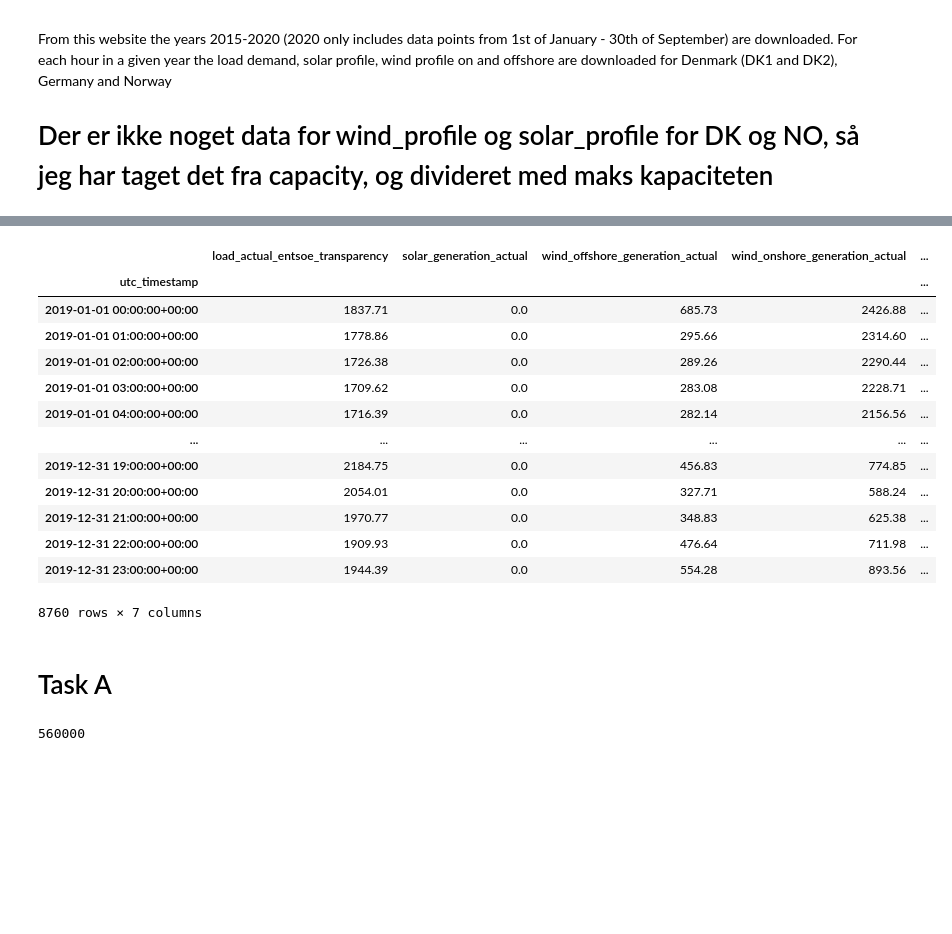
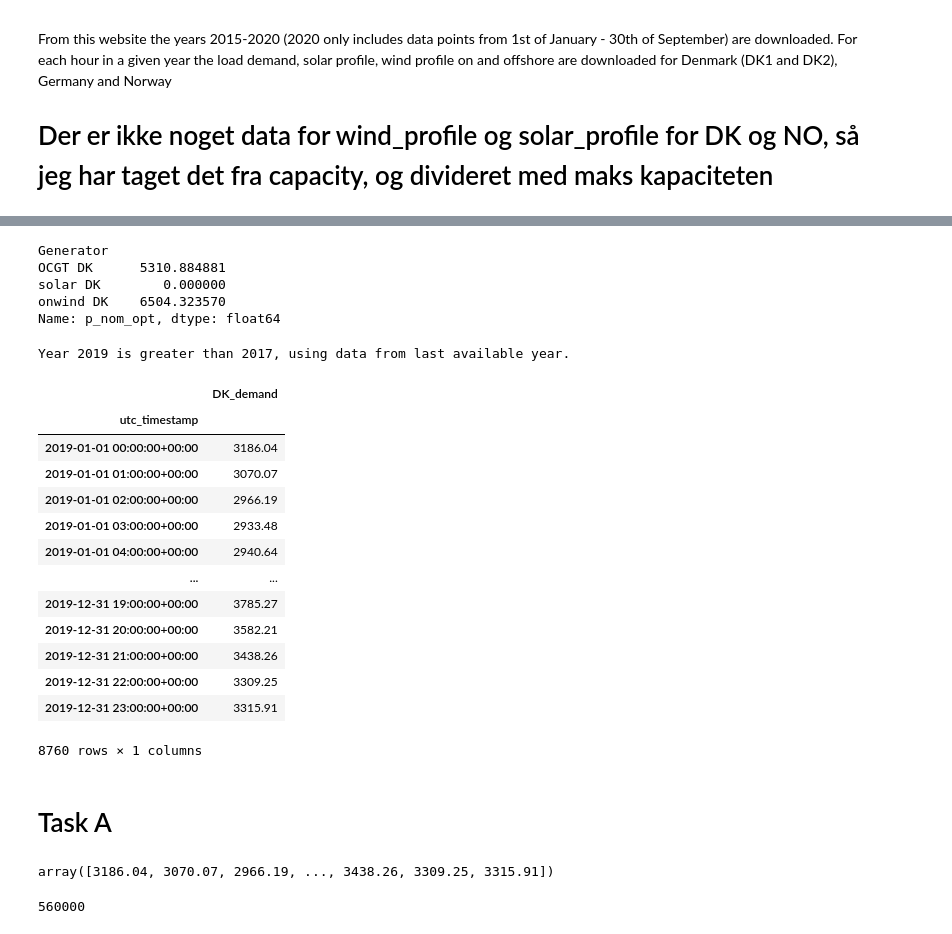
Before and after one commit to jeppebyberg/ieg, a Jupyter notebook: project.ipynb, the cells around one changed output, grey strips where cells are left out. Cells and saved outputs as stored; diff of their text form; code cells hidden in the pictures; blank space fills up the shorter version.

```diff
--- a/project.ipynb
+++ b/project.ipynb
@@ -13,25 +218,36 @@ For each hour in a given year the load demand, solar profile, wind profile on an
+# %%
+# tmp.network.loads_t.p_set
+# tmp.network.generators_t.p_max_pu
+tmp.network.generators.p_nom_opt
+# %% [output]
+Generator
+OCGT DK      5310.884881
+solar DK        0.000000
+onwind DK    6504.323570
+Name: p_nom_opt, dtype: float64
 # %%
 from DataGeneration import DataGeneration
 
 # Get the data for a certain year
 year = 2019
-region = 'DK_1'
+region = 'DK'
 
-DK1_data = DataGeneration(year = year, region = region).data
+DK1_data = DataGeneration(year = year, region = region)
 
-DK1_data
+DK1_data.demand
 # %% [output]
+Year 2019 is greater than 2017, using data from last available year.
-|  | load_actual_entsoe_transparency | solar_generation_actual | wind_offshore_generation_actual | wind_onshore_generation_actual | ... |
-| utc_timestamp |  |  |  |  | ... |
-| 2019-01-01 00:00:00+00:00 | 1837.71 | 0.0 | 685.73 | 2426.88 | ... |
-| 2019-01-01 01:00:00+00:00 | 1778.86 | 0.0 | 295.66 | 2314.60 | ... |
-| 2019-01-01 02:00:00+00:00 | 1726.38 | 0.0 | 289.26 | 2290.44 | ... |
-| 2019-01-01 03:00:00+00:00 | 1709.62 | 0.0 | 283.08 | 2228.71 | ... |
-| 2019-01-01 04:00:00+00:00 | 1716.39 | 0.0 | 282.14 | 2156.56 | ... |
-| ... | ... | ... | ... | ... | ... |
-| 2019-12-31 19:00:00+00:00 | 2184.75 | 0.0 | 456.83 | 774.85 | ... |
-| 2019-12-31 20:00:00+00:00 | 2054.01 | 0.0 | 327.71 | 588.24 | ... |
-| 2019-12-31 21:00:00+00:00 | 1970.77 | 0.0 | 348.83 | 625.38 | ... |
-| 2019-12-31 22:00:00+00:00 | 1909.93 | 0.0 | 476.64 | 711.98 | ... |
-| 2019-12-31 23:00:00+00:00 | 1944.39 | 0.0 | 554.28 | 893.56 | ... |
+|  | DK_demand |
+| utc_timestamp |  |
+| 2019-01-01 00:00:00+00:00 | 3186.04 |
+| 2019-01-01 01:00:00+00:00 | 3070.07 |
+| 2019-01-01 02:00:00+00:00 | 2966.19 |
+| 2019-01-01 03:00:00+00:00 | 2933.48 |
+| 2019-01-01 04:00:00+00:00 | 2940.64 |
+| ... | ... |
+| 2019-12-31 19:00:00+00:00 | 3785.27 |
+| 2019-12-31 20:00:00+00:00 | 3582.21 |
+| 2019-12-31 21:00:00+00:00 | 3438.26 |
+| 2019-12-31 22:00:00+00:00 | 3309.25 |
+| 2019-12-31 23:00:00+00:00 | 3315.91 |
-8760 rows × 7 columns
+8760 rows × 1 columns
@@ -130,3 +282,8 @@ class BuildBaseNetwork:
+# %%
+import numpy as np
+tmp.data_dict['DK']['Demand'].values.flatten()
+# %% [output]
+array([3186.04, 3070.07, 2966.19, ..., 3438.26, 3309.25, 3315.91])
 # %%
 technology_data['onshorewind']['Capital_cost']
 # %% [output]
```
Also changed, not shown: parts of 9 cells of this notebook, 7 other files.
